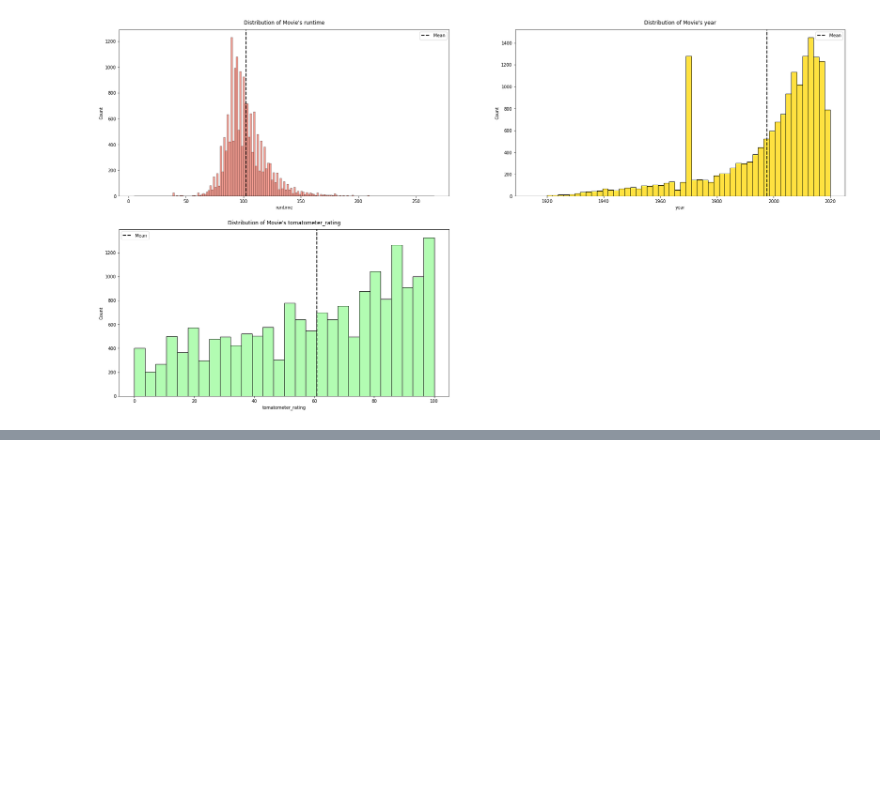
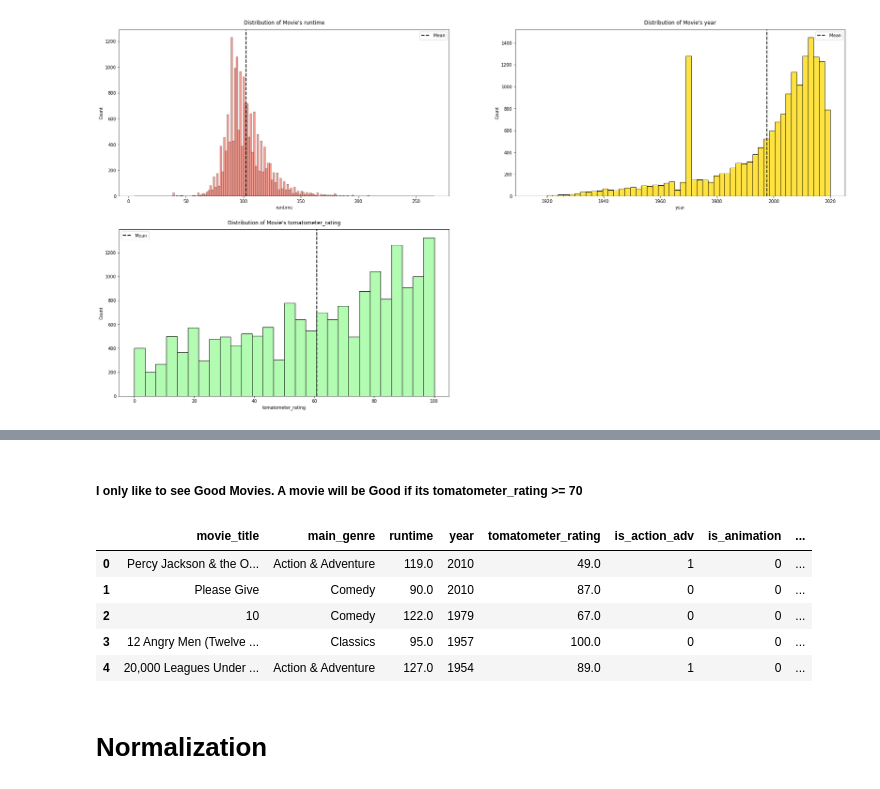
Before and after one commit to princeKike27/Movie-Classifier-RT, a Jupyter notebook: MovieClassifierRT.ipynb, the cells around one changed output, grey strips where cells are left out. Cells and saved outputs as stored; diff of their text form; code cells hidden in the pictures; blank space fills up the shorter version.

```diff
--- a/MovieClassifierRT.ipynb
+++ b/MovieClassifierRT.ipynb
@@ -371,0 +414,16 @@ Movie´s tomatometer_rating Skewness: -0.44131126736441106
+# %% [markdown]
+##### I only like to see Good Movies. A movie will be Good if its tomatometer_rating >= 70
+# %%
+# a movie will be worth watching if its tomatometer score >= 70
+df_fl['worth watching'] = [1 if df_fl.loc[index, 'tomatometer_rating'] >= 70 else 0 for index in df_fl.index]
+
+df_fl.head()
+# %% [output]
+|  | movie_title | main_genre | runtime | year | tomatometer_rating | is_action_adv | is_animation | ... |
+| 0 | Percy Jackson & the O... | Action & Adventure | 119.0 | 2010 | 49.0 | 1 | 0 | ... |
+| 1 | Please Give | Comedy | 90.0 | 2010 | 87.0 | 0 | 0 | ... |
+| 2 | 10 | Comedy | 122.0 | 1979 | 67.0 | 0 | 0 | ... |
+| 3 | 12 Angry Men (Twelve ... | Classics | 95.0 | 1957 | 100.0 | 0 | 0 | ... |
+| 4 | 20,000 Leagues Under ... | Action & Adventure | 127.0 | 1954 | 89.0 | 1 | 0 | ... |
+# %% [markdown]
+# Normalization
```
Also changed, not shown: parts of 6 cells of this notebook.
